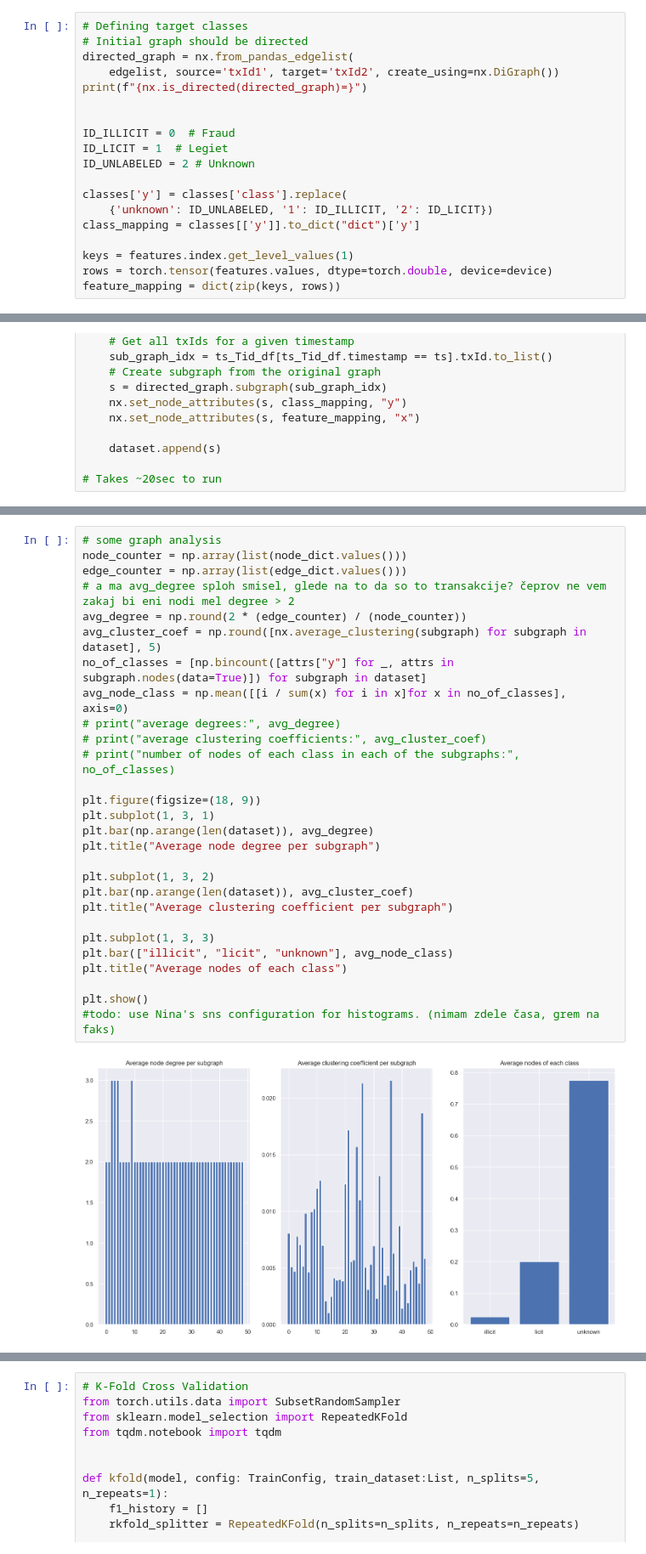
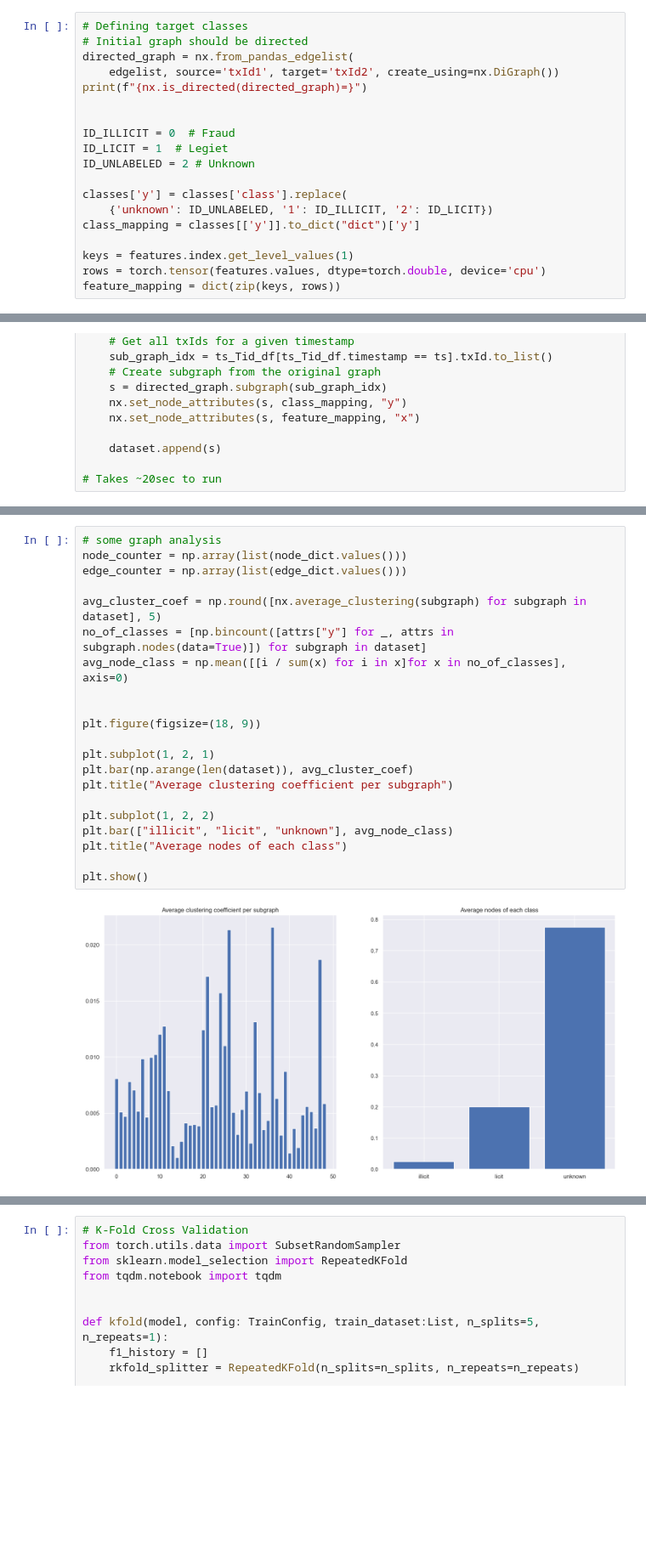
Before and after one commit to aleksgorica/MLGproject, a Jupyter notebook: project.ipynb, the cells around one changed output, grey strips where cells are left out. Shown at 85% size. Saved outputs shown, nothing was run; the diff lists cells and outputs as text; blank space fills up the shorter version.

```diff
--- a/project.ipynb
+++ b/project.ipynb
@@ -145,7 +144,7 @@ classes['y'] = classes['class'].replace(
 class_mapping = classes[['y']].to_dict("dict")['y']
 
 keys = features.index.get_level_values(1)
-rows = torch.tensor(features.values, dtype=torch.double, device=device)
+rows = torch.tensor(features.values, dtype=torch.double, device='cpu')
 feature_mapping = dict(zip(keys, rows))
 # %% [output]
 nx.is_directed(directed_graph)=True
@@ -212,33 +212,26 @@ TypeError: '_AxesStack' object is not callable
 # %%
 # some graph analysis
 node_counter = np.array(list(node_dict.values()))
 edge_counter = np.array(list(edge_dict.values()))
-# a ma avg_degree sploh smisel, glede na to da so to transakcije? čeprov ne vem zakaj bi eni nodi mel degree > 2
-avg_degree = np.round(2 * (edge_counter) / (node_counter))
+
 avg_cluster_coef = np.round([nx.average_clustering(subgraph) for subgraph in dataset], 5)
 no_of_classes = [np.bincount([attrs["y"] for _, attrs in subgraph.nodes(data=True)]) for subgraph in dataset]
 avg_node_class = np.mean([[i / sum(x) for i in x]for x in no_of_classes], axis=0)
-# print("average degrees:", avg_degree)
-# print("average clustering coefficients:", avg_cluster_coef)
-# print("number of nodes of each class in each of the subgraphs:", no_of_classes)
+
 
 plt.figure(figsize=(18, 9))
-plt.subplot(1, 3, 1)
-plt.bar(np.arange(len(dataset)), avg_degree)
-plt.title("Average node degree per subgraph")
 
-plt.subplot(1, 3, 2)
+plt.subplot(1, 2, 1)
 plt.bar(np.arange(len(dataset)), avg_cluster_coef)
 plt.title("Average clustering coefficient per subgraph")
 
-plt.subplot(1, 3, 3)
+plt.subplot(1, 2, 2)
 plt.bar(["illicit", "licit", "unknown"], avg_node_class)
 plt.title("Average nodes of each class")
 
 plt.show()
-#todo: use Nina's sns configuration for histograms. (nimam zdele časa, grem na faks)
 # %% [output]
-[figure, old version]
+[figure, new version]
 # %%
 # Model definition
 from torch_geometric.nn import GCNConv, GATConv, BatchNorm, CorrectAndSmooth
```
Also changed, not shown: parts of 15 cells of this notebook.
